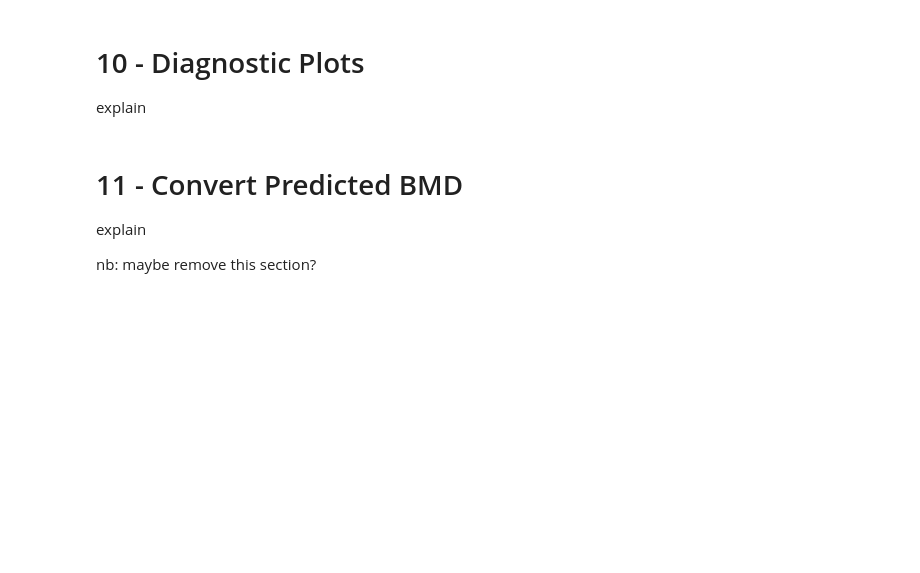
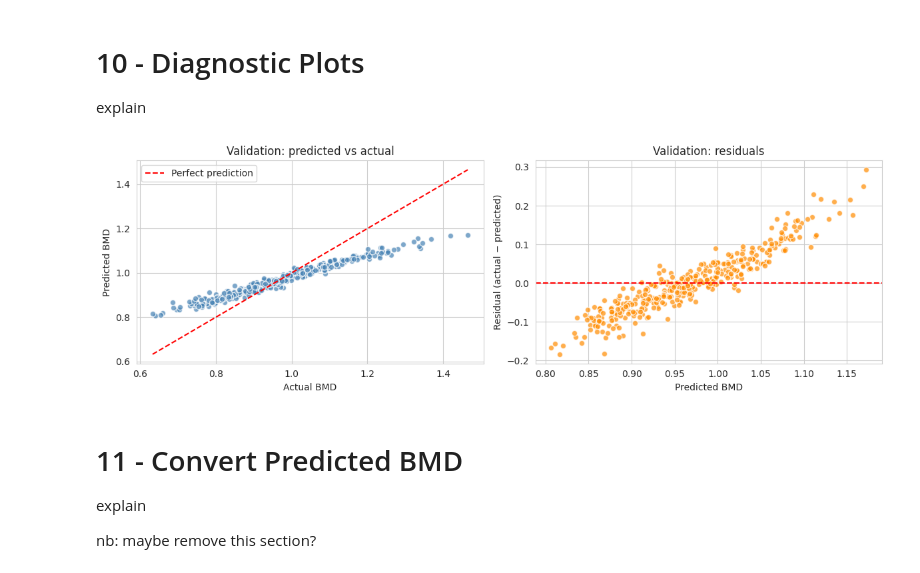
Before and after one commit to ssrithw/bmd, a Jupyter notebook: NIR-01-Proposal.ipynb, the cells around one changed output. Cells and saved outputs as stored; diff of their text form; code cells hidden in the pictures; blank space fills up the shorter version.

Commit message:
random forest

```diff
--- a/NIR-01-Proposal.ipynb
+++ b/NIR-01-Proposal.ipynb
@@ -383,18 +384,29 @@ pipeline = Pipeline([
     # Standardise features
     ("scaler", StandardScaler()),
     # Reduce high-dimensional image features
-    ("pca",    PCA(n_components=50, random_state=RANDOM_STATE)),
+    ("pca", PA(n_components=50, random_state=RANDOM_STATE)),
     #change this to your own model
-    ("model",    SVR()),
+    #("model",    SVR()),
+    ('model', RandomForestRegressor(random_state=RANDOM_STATE))
 ])
 
+'''
 param_grid = {
-    "pca__n_components": [50, 100],
+    "pca__n_components": [30, 50, 75, 100],
     #these are svr specific parameters. swap for your model
     "model__kernel":       ["rbf", "linear"],
-    "model__C":            [0.1, 1, 10, 100],
-    "model__epsilon":      [0.01, 0.05, 0.1],
+    "model__C":            loguniform(0.1, 1000), # samples log uniformly
+    "model__epsilon":      loguniform(0.001, 0.05),
     "model__gamma":        ["scale", "auto"],
+}'''
+
+param_grid = {
+    "pca__n_components":        [30, 50, 75, 100],
+    "model__n_estimators":      [100, 200, 300],
+    "model__max_depth":         [None, 10, 20, 30],
+    "model__min_samples_split": [2, 5, 10],
+    "model__min_samples_leaf":  [1, 2, 4],
+    "model__max_features":      ["sqrt", "log2"],
 }
 
 #5 fold cross validation
@@ -403,18 +415,21 @@ cv = KFold(n_splits=5, shuffle=True, random_state=RANDOM_STATE)
 #grid search
 #gridSearchCV tries every parameter combination above and chooses the combination with the best cross-validation MAE.
 #sklearn uses negative MAE because it maximises scores which we then convert back to positive MAE when printing
-search = GridSearchCV(
+search = RandomizedSearchCV(
     pipeline,
     param_grid,
+    n_iter=20,
     scoring="neg_mean_absolute_error",
     cv=cv,
-    n_jobs=-1,
-    verbose=1,
+    n_jobs=1,
+    verbose=4,
     refit=True,       # after picking best params, refit on full train set
 )
 
 #model training
-search.fit(X_train, y_train)
+import joblib
+with joblib.parallel_backend("threading"):
+    search.fit(X_train, y_train)
 
 print("\n=== Best CV result ===")
 print(f"Best CV MAE: {-search.best_score_:.4f}")
@@ -460,25 +505,27 @@ explain
 # %%
 fig, axes = plt.subplots(1, 2, figsize=(12, 4))
 
 # Predicted vs actual on validation
 axes[0].scatter(y_val, y_pred_val, alpha=0.7, color="steelblue", edgecolor="white")
 lo, hi = min(y_val.min(), y_pred_val.min()), max(y_val.max(), y_pred_val.max())
 axes[0].plot([lo, hi], [lo, hi], "r--", label="Perfect prediction")
-axes[0].set_xlabel("Actual BMD (g/cm²)")
-axes[0].set_ylabel("Predicted BMD (g/cm²)")
+axes[0].set_xlabel("Actual BMD")
+axes[0].set_ylabel("Predicted BMD")
 axes[0].set_title("Validation: predicted vs actual")
 axes[0].legend()
 
 # Residual plot
 residuals = y_val - y_pred_val
 axes[1].scatter(y_pred_val, residuals, alpha=0.7, color="darkorange", edgecolor="white")
 axes[1].axhline(0, color="red", linestyle="--")
-axes[1].set_xlabel("Predicted BMD (g/cm²)")
+axes[1].set_xlabel("Predicted BMD")
 axes[1].set_ylabel("Residual (actual − predicted)")
 axes[1].set_title("Validation: residuals")
 
 plt.tight_layout()
 plt.show()
+# %% [output]
+[figure, added]
 # %% [markdown]
 # 11 - Convert Predicted BMD
 
```
Also changed, not shown: parts of 13 cells of this notebook.
